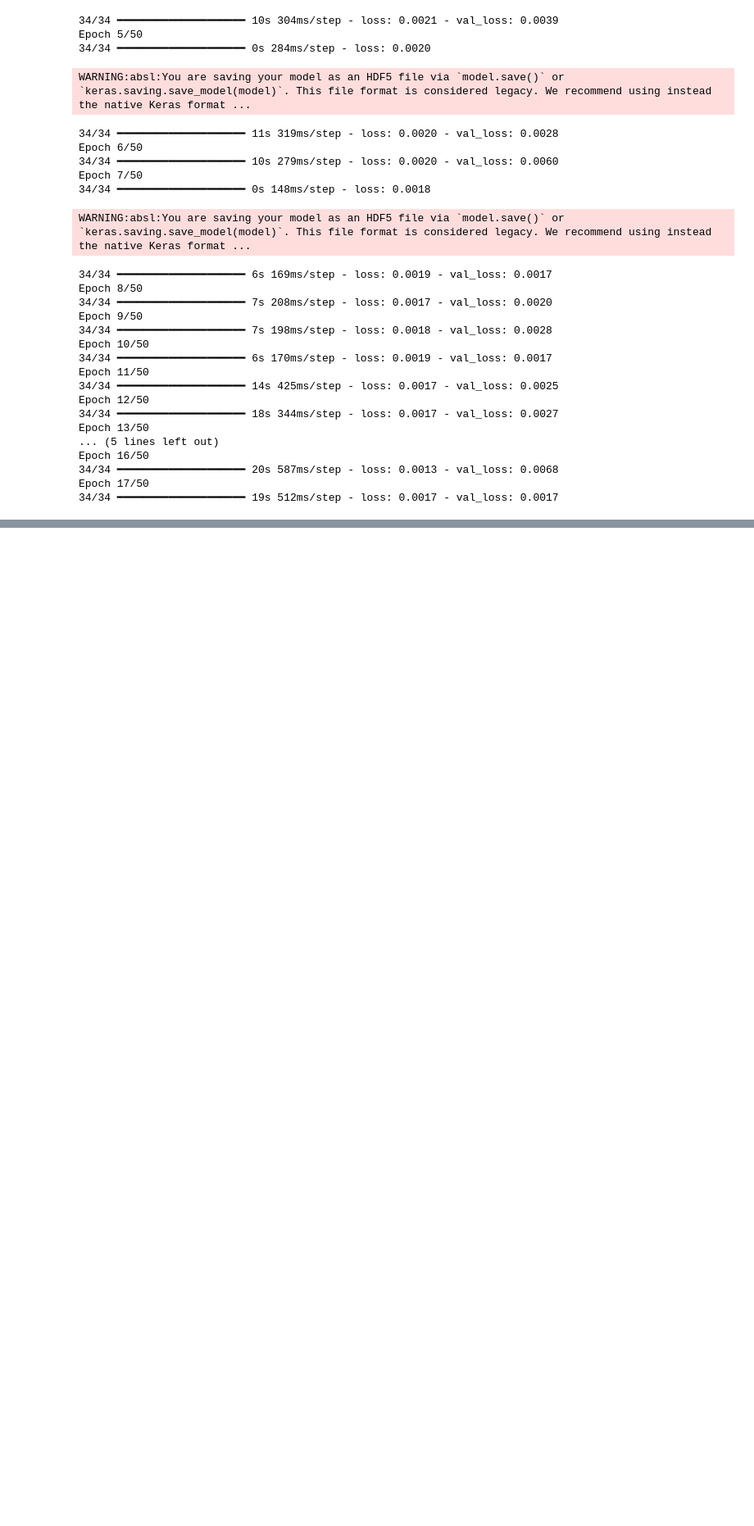
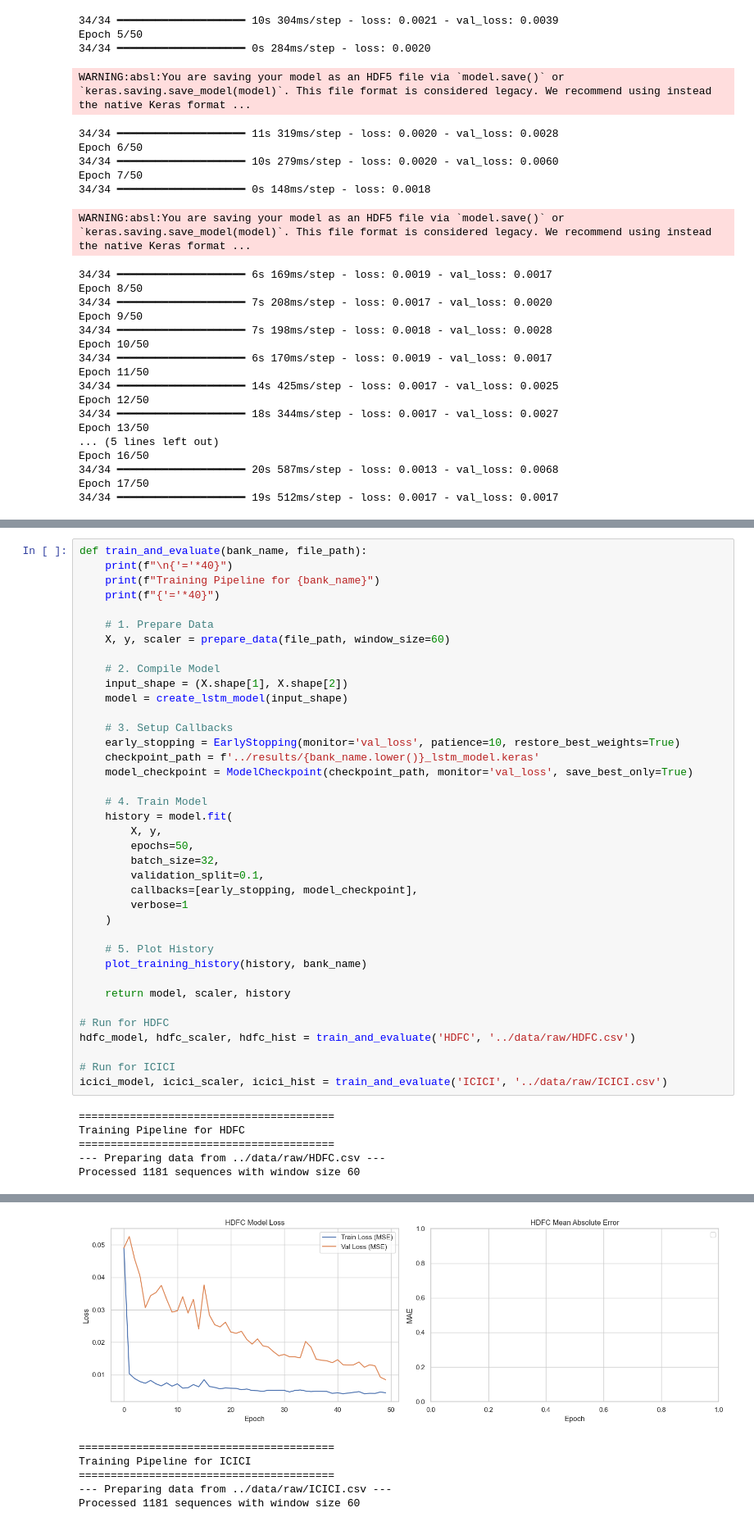
Before and after one commit to sakalesha/mini-project, a Jupyter notebook: notebooks/Stock_Prediction_LSTM.ipynb, the cells around one changed output, grey strips where cells are left out. Shown at 82% size. Drawn from its saved outputs; the diff is of its cells as text; blank space fills up the shorter version.

```diff
--- a/notebooks/Stock_Prediction_LSTM.ipynb
+++ b/notebooks/Stock_Prediction_LSTM.ipynb
@@ -259,0 +297,44 @@ Epoch 17/50
+# %%
+def train_and_evaluate(bank_name, file_path):
+    print(f"\n{'='*40}")
+    print(f"Training Pipeline for {bank_name}")
+    print(f"{'='*40}")
+
+    # 1. Prepare Data
+    X, y, scaler = prepare_data(file_path, window_size=60)
+
+    # 2. Compile Model
+    input_shape = (X.shape[1], X.shape[2])
+    model = create_lstm_model(input_shape)
+
+    # 3. Setup Callbacks
+    early_stopping = EarlyStopping(monitor='val_loss', patience=10, restore_best_weights=True)
+    checkpoint_path = f'../results/{bank_name.lower()}_lstm_model.keras'
+    model_checkpoint = ModelCheckpoint(checkpoint_path, monitor='val_loss', save_best_only=True)
+
+    # 4. Train Model
+    history = model.fit(
+        X, y,
+        epochs=50,
+        batch_size=32,
+        validation_split=0.1,
+        callbacks=[early_stopping, model_checkpoint],
+        verbose=1
+    )
+
+    # 5. Plot History
+    plot_training_history(history, bank_name)
+
+    return model, scaler, history
+
+# Run for HDFC
+hdfc_model, hdfc_scaler, hdfc_hist = train_and_evaluate('HDFC', '../data/raw/HDFC.csv')
+
+# Run for ICICI
+icici_model, icici_scaler, icici_hist = train_and_evaluate('ICICI', '../data/raw/ICICI.csv')
+# %% [output]
+========================================
+Training Pipeline for HDFC
+========================================
+--- Preparing data from ../data/raw/HDFC.csv ---
+Processed 1181 sequences with window size 60
@@ -259,0 +358,6 @@ Epoch 17/50
+[figure, added]
+========================================
+Training Pipeline for ICICI
+========================================
+--- Preparing data from ../data/raw/ICICI.csv ---
+Processed 1181 sequences with window size 60
```
Also changed, not shown: parts of 8 cells of this notebook, 11 other files.
